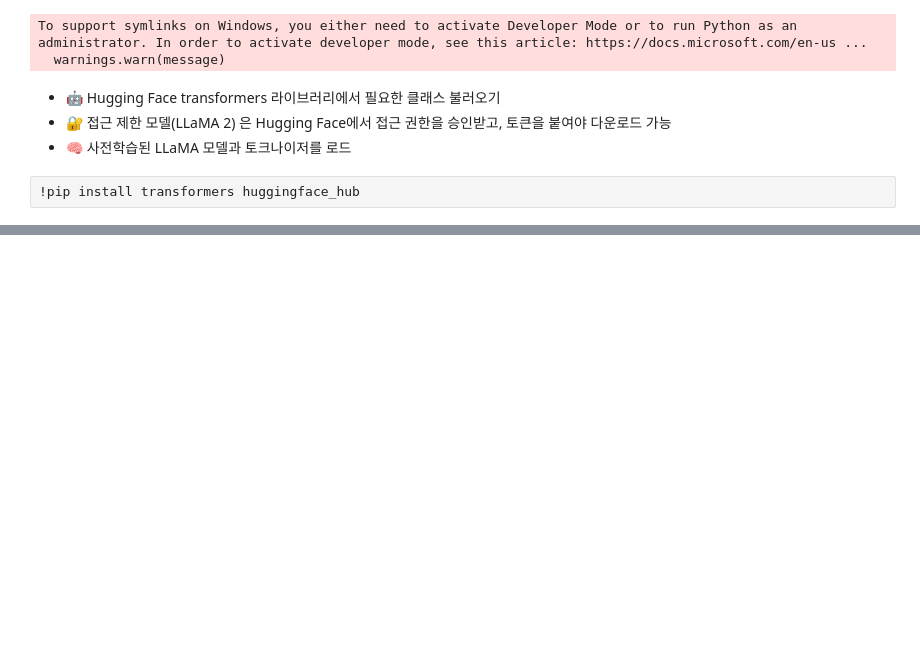
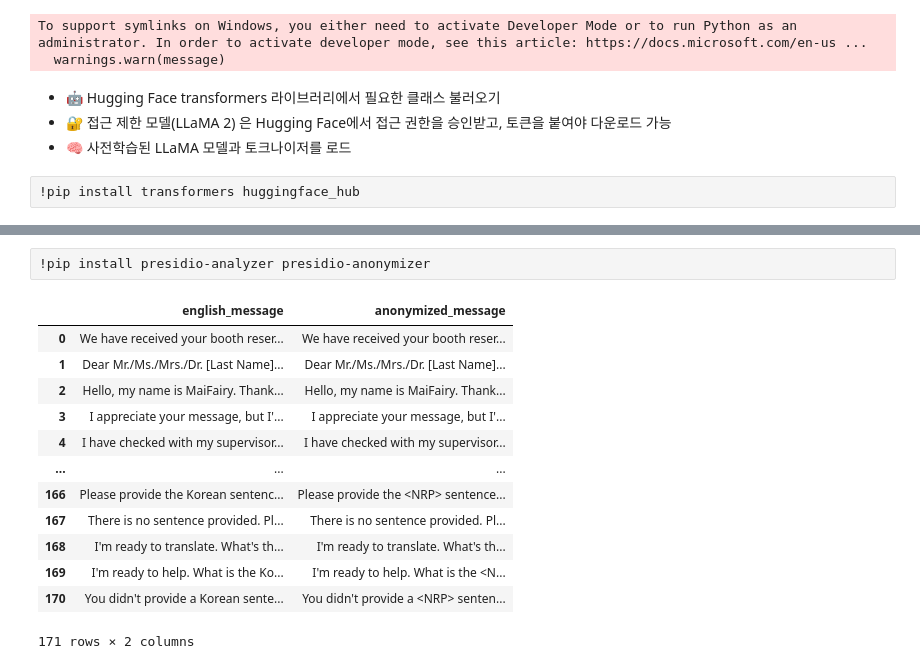
Before and after one commit to jiyunwoo02/AIaaS, a Jupyter notebook: 마이페어/code/0513 실습.ipynb, the cells around one changed output, grey strips where cells are left out. Drawn from its saved outputs; the diff is of its cells as text; code cells hidden in the pictures; blank space fills up the shorter version.

```diff
--- a/마이페어/code/0513 실습.ipynb
+++ b/마이페어/code/0513 실습.ipynb
@@ -243,0 +345,31 @@ print(generated_text)
+# %% [raw]
+!pip install presidio-analyzer presidio-anonymizer
+# %%
+from presidio_analyzer import AnalyzerEngine
+from presidio_anonymizer import AnonymizerEngine
+
+analyzer = AnalyzerEngine()
+anonymizer = AnonymizerEngine()
+
+def deidentify_with_presidio(text):
+    results = analyzer.analyze(text=text, entities=None, language='en')
+    anonymized_result = anonymizer.anonymize(text=text, analyzer_results=results)
+    return anonymized_result.text
+
+df["anonymized_message"] = df["english_message"].apply(deidentify_with_presidio)
+# %%
+df[['english_message', 'anonymized_message']]
+# %% [output]
+|  | english_message | anonymized_message |
+| 0 | We have received your booth reser... | We have received your booth reser... |
+| 1 | Dear Mr./Ms./Mrs./Dr. [Last Name]... | Dear Mr./Ms./Mrs./Dr. [Last Name]... |
+| 2 | Hello, my name is MaiFairy. Thank... | Hello, my name is MaiFairy. Thank... |
+| 3 | I appreciate your message, but I'... | I appreciate your message, but I'... |
+| 4 | I have checked with my supervisor... | I have checked with my supervisor... |
+| ... | ... | ... |
+| 166 | Please provide the Korean sentenc... | Please provide the <NRP> sentence... |
+| 167 | There is no sentence provided. Pl... | There is no sentence provided. Pl... |
+| 168 | I'm ready to translate. What's th... | I'm ready to translate. What's th... |
+| 169 | I'm ready to help. What is the Ko... | I'm ready to help. What is the <N... |
+| 170 | You didn't provide a Korean sente... | You didn't provide a <NRP> senten... |
+171 rows × 2 columns
```
Also changed, not shown: parts of 13 cells of this notebook, 4 other files.
